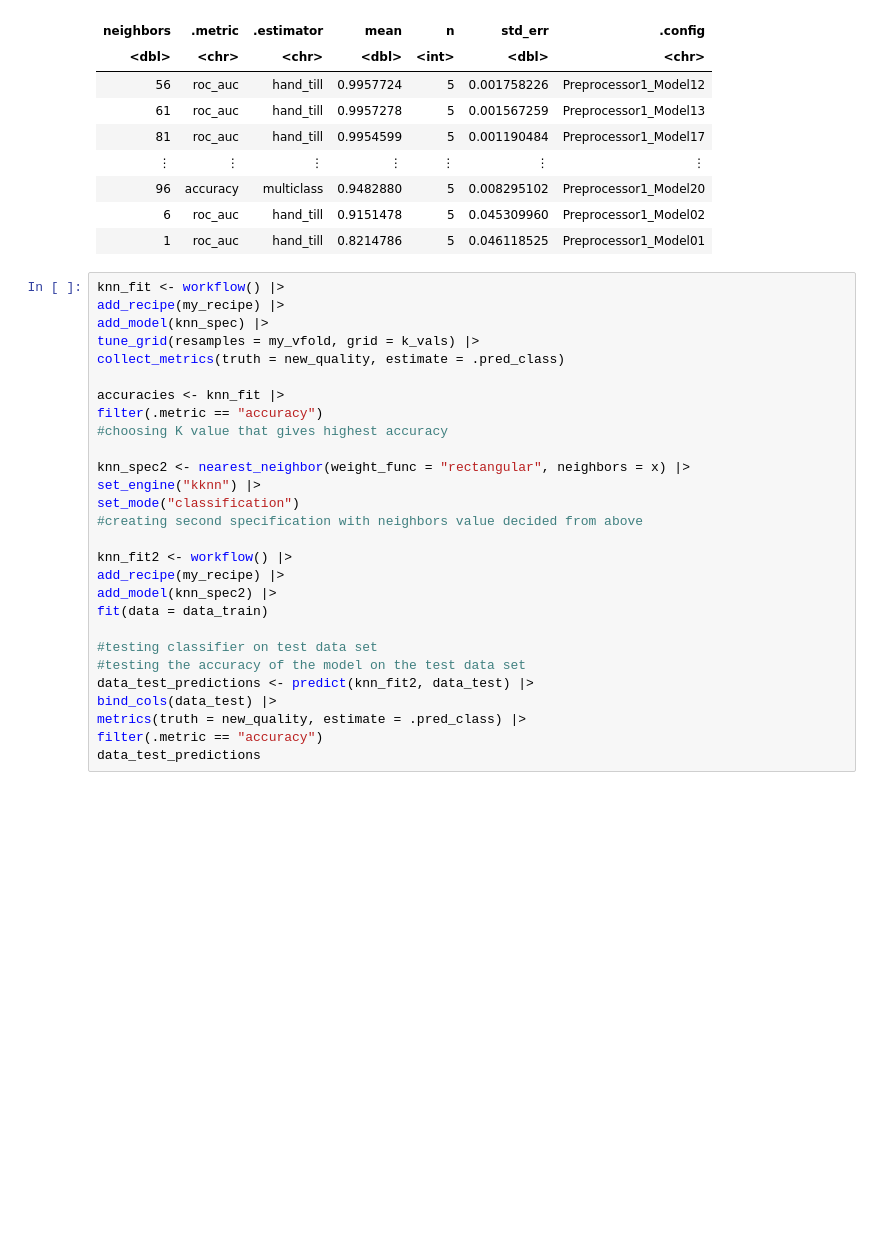
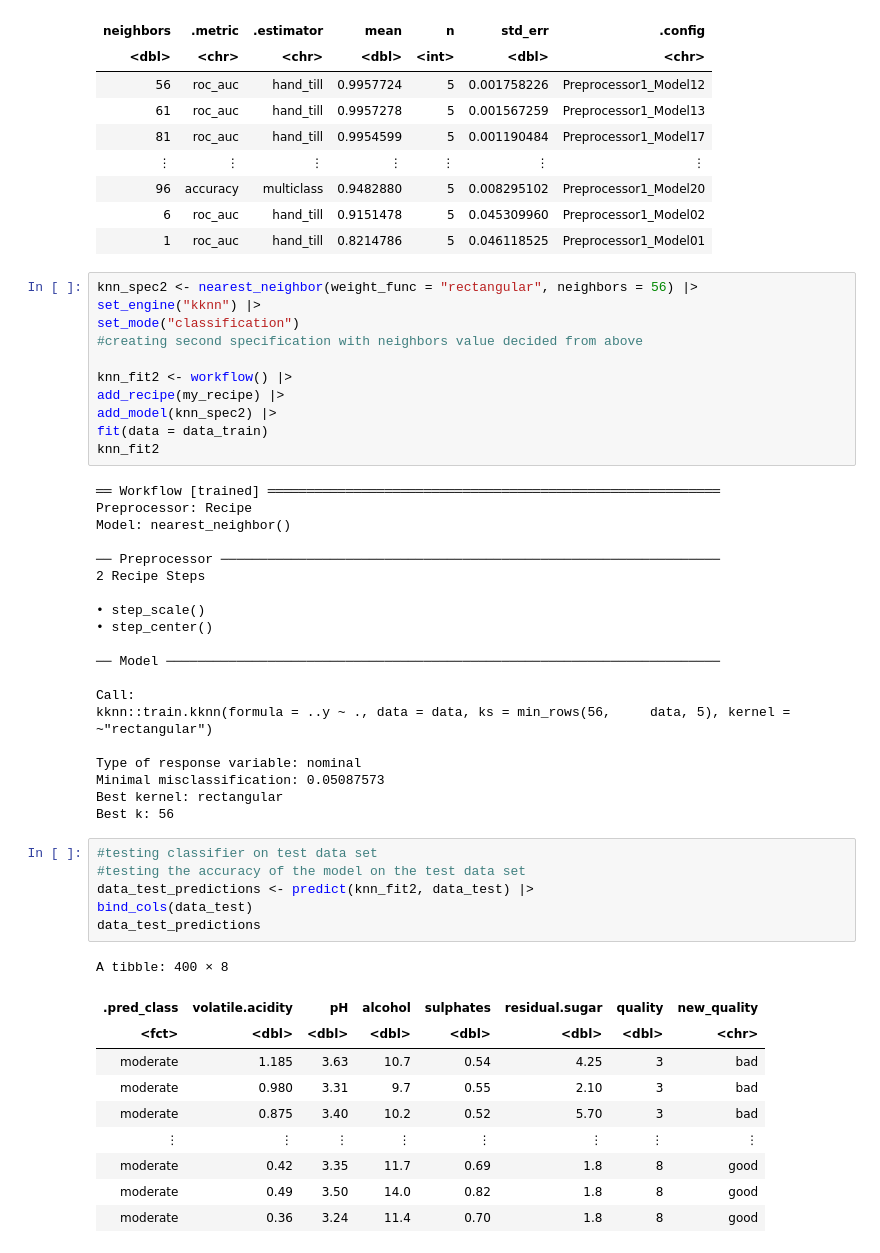
Before and after one commit to meganxu4/dsci100-group-proposal, a Jupyter notebook: proposal.ipynb, the cells around one changed output. Drawn from its saved outputs; the diff is of its cells as text; blank space fills up the shorter version.

```diff
--- a/proposal.ipynb
+++ b/proposal.ipynb
@@ -289,17 +289,7 @@ A tibble: 40 × 7
 | 6 | roc_auc | hand_till | 0.9151478 | 5 | 0.045309960 | Preprocessor1_Model02 |
 | 1 | roc_auc | hand_till | 0.8214786 | 5 | 0.046118525 | Preprocessor1_Model01 |
 # %%
-knn_fit <- workflow() |>
-add_recipe(my_recipe) |>
-add_model(knn_spec) |>
-tune_grid(resamples = my_vfold, grid = k_vals) |>
-collect_metrics(truth = new_quality, estimate = .pred_class)
-
-accuracies <- knn_fit |>
-filter(.metric == "accuracy")
-#choosing K value that gives highest accuracy
-
-knn_spec2 <- nearest_neighbor(weight_func = "rectangular", neighbors = x) |>
+knn_spec2 <- nearest_neighbor(weight_func = "rectangular", neighbors = 56) |>
 set_engine("kknn") |>
 set_mode("classification")
 #creating second specification with neighbors value decided from above
@@ -308,11 +298,41 @@ knn_fit2 <- workflow() |>
 add_recipe(my_recipe) |>
 add_model(knn_spec2) |>
 fit(data = data_train)
-
-#testing classifier on test data set
-#testing the accuracy of the model on the test data set
-data_test_predictions <- predict(knn_fit2, data_test) |>
-bind_cols(data_test) |>
-metrics(truth = new_quality, estimate = .pred_class) |>
-filter(.metric == "accuracy")
-data_test_predictions
+knn_fit2
+# %% [output]
+══ Workflow [trained] ══════════════════════════════════════════════════════════
+Preprocessor: Recipe
+Model: nearest_neighbor()
+
+── Preprocessor ────────────────────────────────────────────────────────────────
+2 Recipe Steps
+
+• step_scale()
+• step_center()
+
+── Model ───────────────────────────────────────────────────────────────────────
+
+Call:
+kknn::train.kknn(formula = ..y ~ ., data = data, ks = min_rows(56,     data, 5), kernel = ~"rectangular")
+
+Type of response variable: nominal
+Minimal misclassification: 0.05087573
+Best kernel: rectangular
+Best k: 56
+# %%
+#testing classifier on test data set
+#testing the accuracy of the model on the test data set
+data_test_predictions <- predict(knn_fit2, data_test) |>
+bind_cols(data_test)
+data_test_predictions
+# %% [output]
+A tibble: 400 × 8
+| .pred_class | volatile.acidity | pH | alcohol | sulphates | residual.sugar | quality | new_quality |
+| <fct> | <dbl> | <dbl> | <dbl> | <dbl> | <dbl> | <dbl> | <chr> |
+| moderate | 1.185 | 3.63 | 10.7 | 0.54 | 4.25 | 3 | bad |
+| moderate | 0.980 | 3.31 | 9.7 | 0.55 | 2.10 | 3 | bad |
+| moderate | 0.875 | 3.40 | 10.2 | 0.52 | 5.70 | 3 | bad |
+| ⋮ | ⋮ | ⋮ | ⋮ | ⋮ | ⋮ | ⋮ | ⋮ |
+| moderate | 0.42 | 3.35 | 11.7 | 0.69 | 1.8 | 8 | good |
+| moderate | 0.49 | 3.50 | 14.0 | 0.82 | 1.8 | 8 | good |
+| moderate | 0.36 | 3.24 | 11.4 | 0.70 | 1.8 | 8 | good |
```
Also changed, not shown: parts of 1 cell of this notebook.
